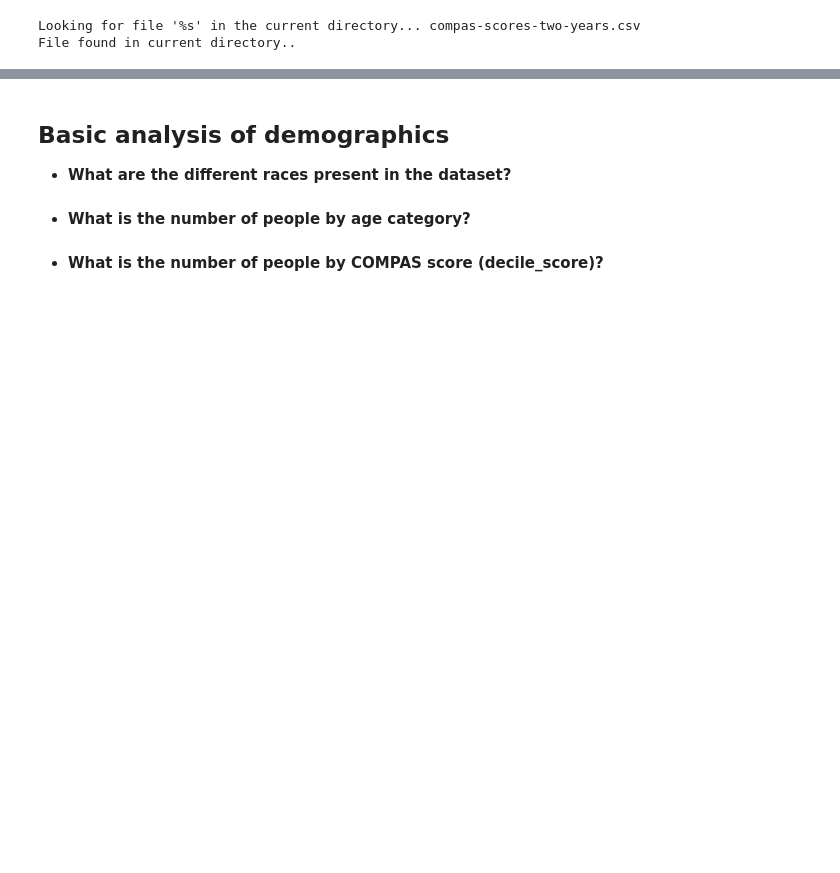
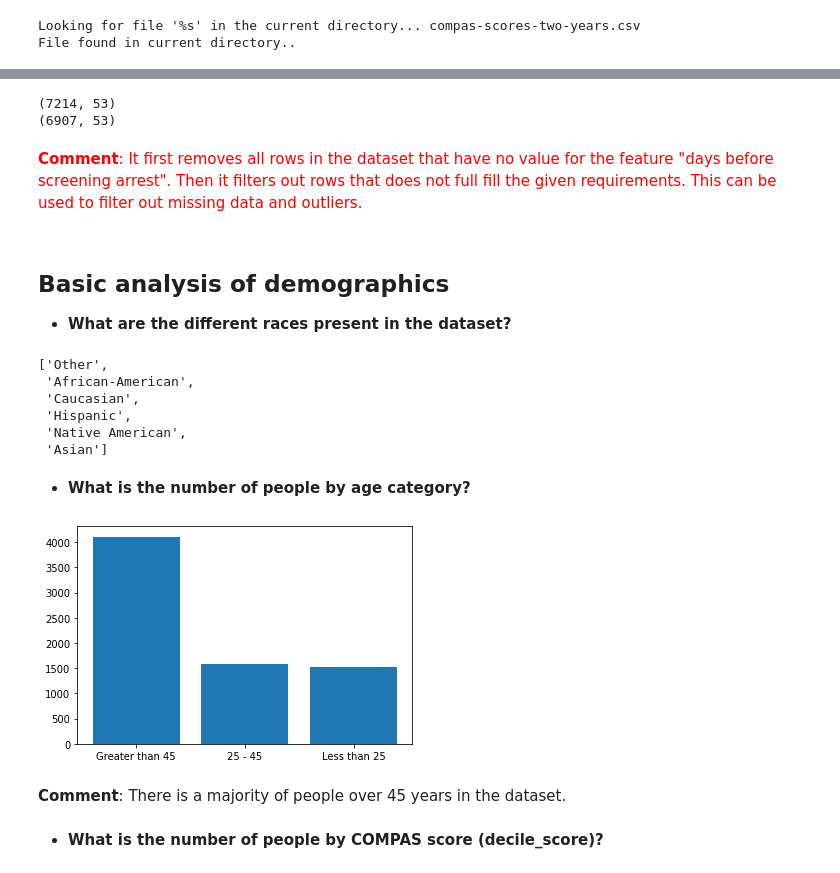
Before and after one commit to GuilhermeGPGil/ProPublica-COMPAS-Dataset-Analysis, a Jupyter notebook: Proj.ipynb, the cells around one changed output, grey strips where cells are left out. Drawn from its saved outputs; the diff is of its cells as text; code cells hidden in the pictures; blank space fills up the shorter version.

Commit message:
made charts for questions in first part

```diff
--- a/Proj.ipynb
+++ b/Proj.ipynb
@@ -150,8 +143,31 @@ df.head()
+# %%
+print(df.shape)
+df = df.dropna(subset=["days_b_screening_arrest"]) # dropping missing vals
+df = df[ (df.days_b_screening_arrest <= 30) &
+(df.days_b_screening_arrest >= -30) &
+(df.is_recid != -1) & (df.c_charge_degree != 'O') & (df.score_text != 'N/A') ]
+df.reset_index(inplace=True, drop=True) # renumber the rows from 0 again
+print(df.shape)
+# %% [output]
+(7214, 53)
+(6907, 53)
+# %% [markdown]
+<span style="color:red">
+
+**Comment**: It first removes all rows in the dataset that have no value for the feature "days before screening arrest". Then it filters out rows that does not full fill the given requirements. This can be used to filter out missing data and outliers.
+</span>
 # %% [markdown]
 ## Basic analysis of demographics
 
 - **What are the different races present in the dataset?**
 # %%
 df["race"].unique().tolist()
+# %% [output]
+['Other',
+ 'African-American',
+ 'Caucasian',
+ 'Hispanic',
+ 'Native American',
+ 'Asian']
 # %% [markdown]
 - **What is the number of people by age category?**
@@ -160,2 +174,11 @@ df.groupby("age_cat").size()
+# %%
+age_cat_names = list(df["age_cat"].unique().tolist())
+age_cat_size = list(df.groupby("age_cat").size())
+plt.bar(age_cat_names, age_cat_size)
+plt.show()
+# %% [output]
+[figure, added]
+# %% [markdown]
+**Comment**: There is a majority of people over 45 years in the dataset.
 # %% [markdown]
 - **What is the number of people by COMPAS score (decile_score)?**
```
Also changed, not shown: parts of 59 cells of this notebook.
